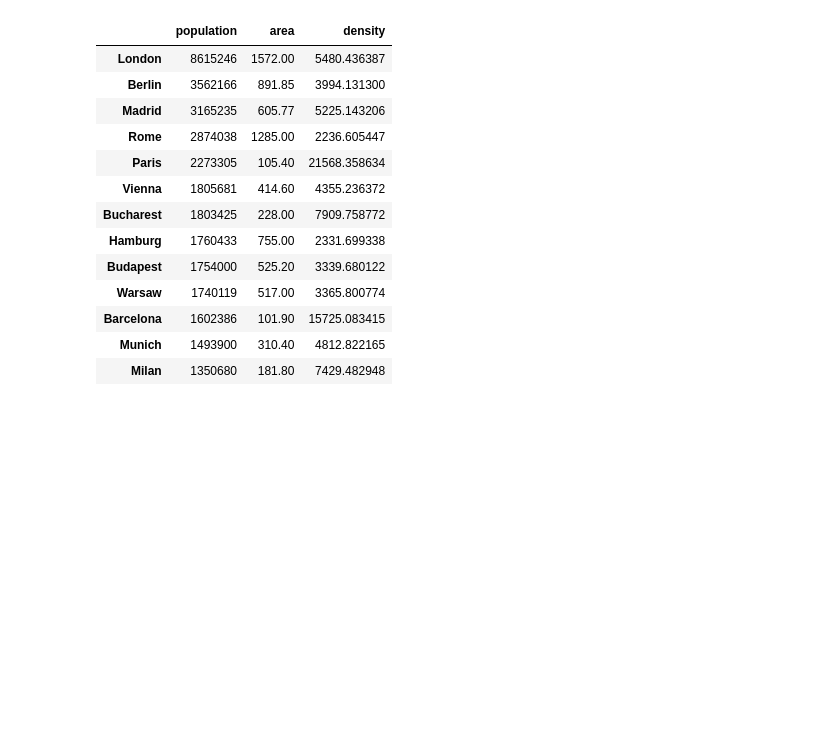
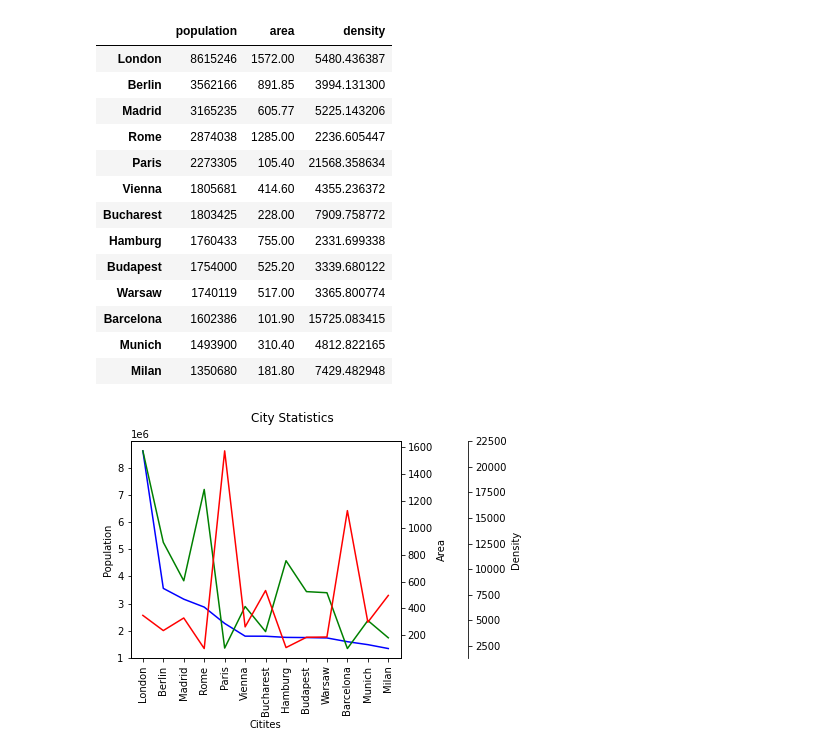
Before and after one commit to raviakasapu/MachineLearning, a Jupyter notebook: Data_Visualization_with_Pandas.ipynb, the cells around one changed output. Saved outputs shown, nothing was run; the diff lists cells and outputs as text; code cells hidden in the pictures; blank space fills up the shorter version.

```diff
--- a/Data_Visualization_with_Pandas.ipynb
+++ b/Data_Visualization_with_Pandas.ipynb
@@ -87,3 +87,40 @@ city_frame
 | Barcelona | 1602386 | 101.90 | 15725.083415 |
 | Munich | 1493900 | 310.40 | 4812.822165 |
 | Milan | 1350680 | 181.80 | 7429.482948 |
+# %%
+import matplotlib.pyplot as plt
+
+fig, ax = plt.subplots()
+fig.suptitle("City Statistics")
+ax.set_ylabel("Population")
+ax.set_xlabel("Citites")
+
+ax_area, ax_density = ax.twinx(), ax.twinx()
+ax_area.set_ylabel("Area")
+ax_density.set_ylabel("Density")
+
+rspine = ax_density.spines['right']
+rspine.set_position(('axes', 1.25))
+ax_density.set_frame_on(True)
+ax_density.patch.set_visible(False)
+fig.subplots_adjust(right=0.75)
+
+city_frame["population"].plot(ax=ax,
+                              style="b-",
+                              xticks=range(len(city_frame.index)),
+                              use_index=True,
+                              rot=90)
+
+city_frame["area"].plot(ax=ax_area,
+                        style="g-",
+                        use_index=True,
+                        rot=90)
+
+city_frame["density"].plot(ax=ax_density,
+                           style="r-",
+                           use_index=True,
+                           rot=90)
+
+plt.show()
+# %% [output]
+[figure, added]
```
Also changed, not shown: parts of 9 cells of this notebook.
